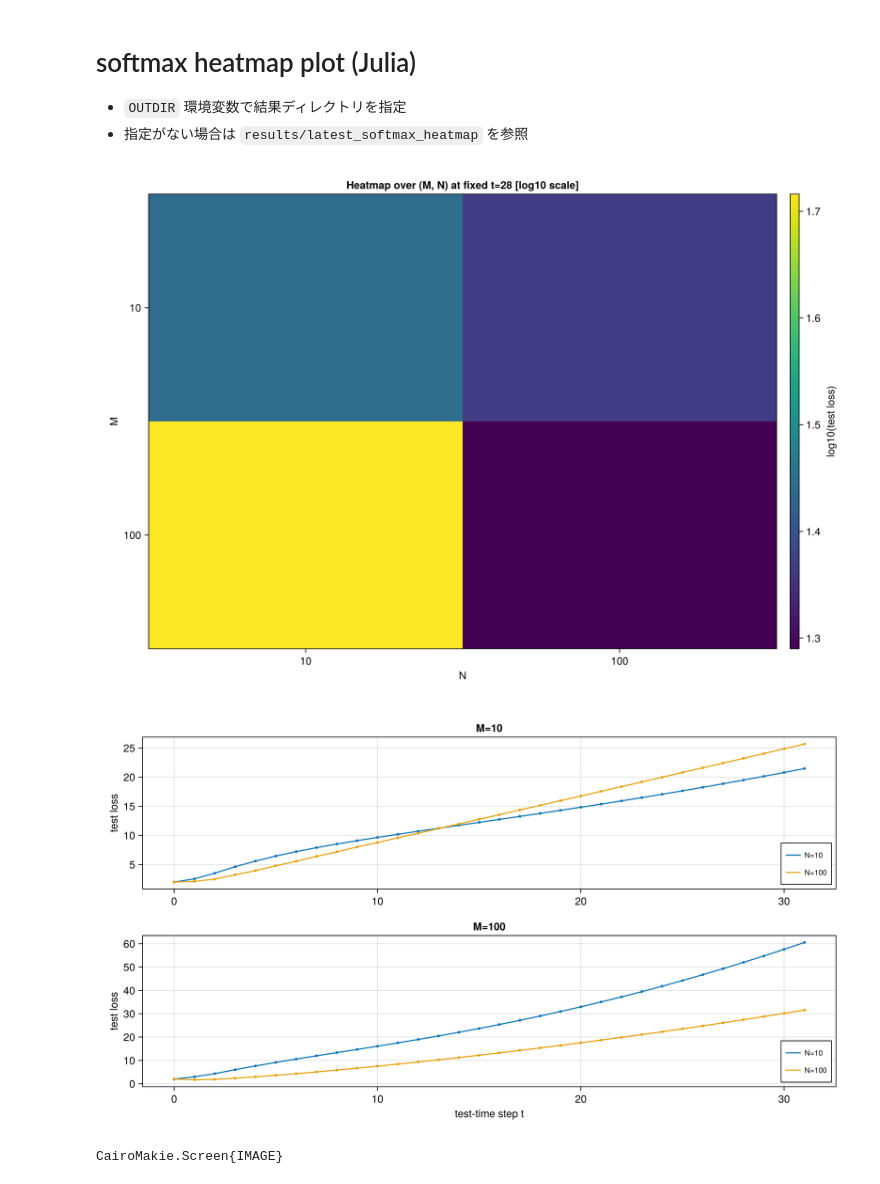
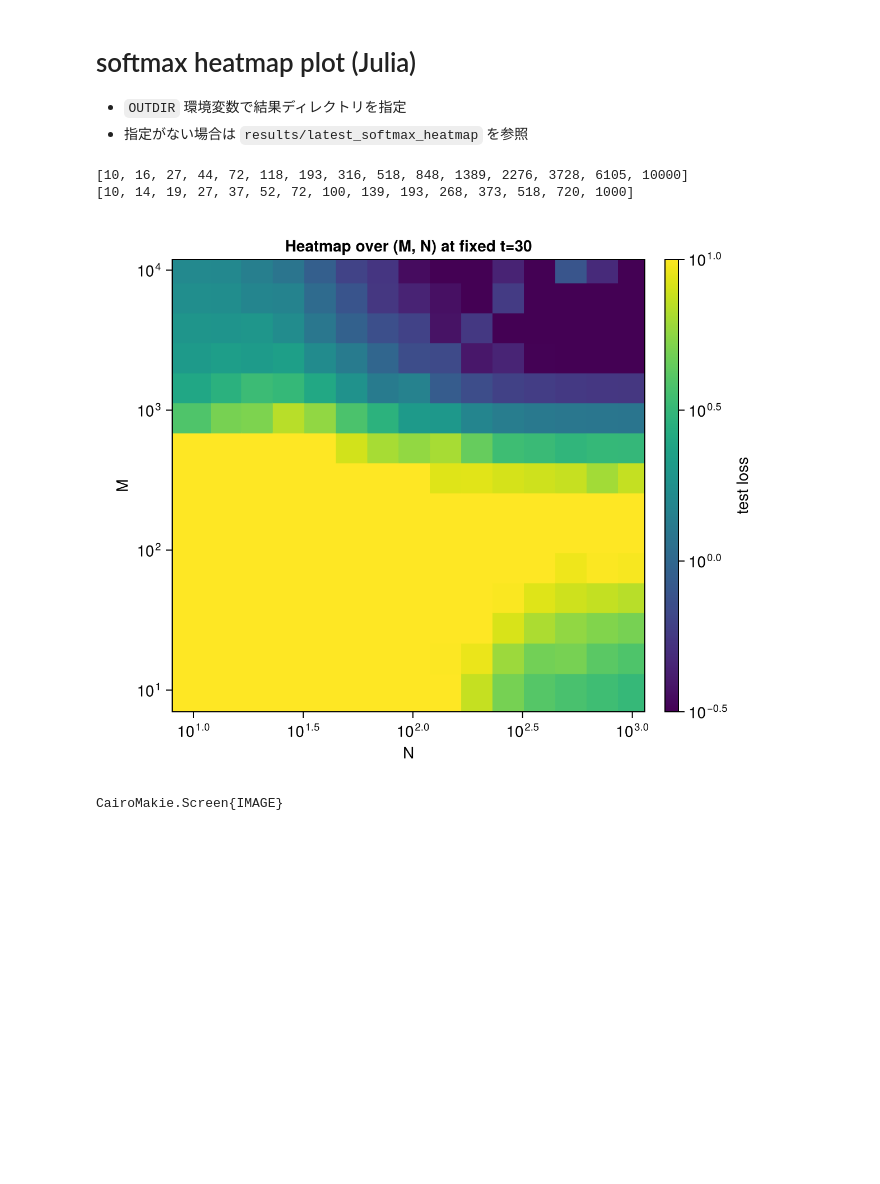
Before and after one commit to taka255/cot_asymptotics, a Jupyter notebook: softmax_heatmap/plot.ipynb, the cells around one changed output. Drawn from its saved outputs; the diff is of its cells as text; code cells hidden in the pictures; blank space fills up the shorter version.

```diff
--- a/softmax_heatmap/plot.ipynb
+++ b/softmax_heatmap/plot.ipynb
@@ -7,7 +7,9 @@
 using CairoMakie
 using DelimitedFiles
 
-outdir = "/home/takanami/cot_asymptotics/softmax_heatmap/results/softmax_heatmap_20260410_193854"
+outdir = "/home/takanami/cot_asymptotics/softmax_heatmap/results/softmax_heatmap_20260410_195447"
+#outdir = "/home/takanami/cot_asymptotics/softmax_heatmap/results/softmax_heatmap_20260411_003316"
+
 
 function read_vector_int(path::String)
     raw = readdlm(path, ',', Float64)
@@ -27,69 +29,64 @@ function read_config(path::String)
     return cfg
 end
 
 function main(outdir=outdir)
     base_dir = @__DIR__
     figdir = joinpath(outdir, "figures")
     mkpath(figdir)
 
     cfg = read_config(joinpath(outdir, "config.txt"))
     M_list = read_vector_int(joinpath(outdir, "M_list.csv"))
+    println(M_list)
     N_list = read_vector_int(joinpath(outdir, "N_list.csv"))
+    println(N_list)
     T_list = read_vector_int(joinpath(outdir, "EVAL_T_list.csv"))
-    T_heat = parse(Int, get(cfg, "T_HEATMAP", string(T_list[end])))
+    T_heat = 30
+    @assert T_heat in T_list "T_heat=$(T_heat) is not in EVAL_T_list.csv"
 
     curves_long = readdlm(joinpath(outdir, "curves_long.csv"), ',', Float64)
     # columns: m, n, t, error
 
     heat_path = joinpath(outdir, "heat_t$(T_heat).csv")
-    heat = readdlm(heat_path, ',', Float64)
-    heat_l = log10.(max.(heat, 1e-12))
-    # show larger M at top
-    heat_log_plot = reverse(heat_log, dims = 1)
+    if isfile(heat_path)
+        heat = readdlm(heat_path, ',', Float64)
+    else
+        # heat ファイルが無ければ curves_long から t=T_heat の行を抽出して再構成
+        heat = fill(NaN, length(M_list), length(N_list))
+        for i in 1:size(curves_long, 1)
+            m = Int(round(curves_long[i, 1]))
+            n = Int(round(curves_long[i, 2]))
+            t = Int(round(curves_long[i, 3]))
+            err = curves_long[i, 4]
+            if t == T_heat
+                mi = findfirst(==(m), M_list)
+                ni = findfirst(==(n), N_list)
+                if mi !== nothing && ni !== nothing
+                    heat[mi, ni] = err
+                end
+            end
+        end
+    end
     M_labels_plot = reverse(M_list)
 
     # ---- Figure 1: Heatmap at fixed t ----
-    fig1 = Figure(size = (1000, 700))
+    fig1 = Figure(size = (600, 500))
     ax1 = Axis(
         fig1[1, 1],
         xlabel = "N",
         ylabel = "M",
-        title = "Heatmap over (M, N) at fixed t=$(T_heat) [log10 scale]",
+        title = "Heatmap over (M, N) at fixed t=$(T_heat)",
+        xscale = log10,
+        yscale = log10,
     )
-    hm = heatmap!(ax1, 1:length(N_list), 1:length(M_list), heat_log_plot, colormap = :viridis)
-    ax1.xticks = (1:length(N_list), string.(N_list))
-    ax1.yticks = (1:length(M_list), string.(M_labels_plot))
-    Colorbar(fig1[1, 2], hm, label = "log10(test loss)")
+    hm = heatmap!(ax1, N_list, M_list,
+        heat, colormap = :viridis, colorscale = log10, colorrange = (10^(-0.5), 10^1))
+    Colorbar(fig1[1, 2], hm, label = "test loss")
     display(fig1)
-
-    # ---- Figure 2: Curves grouped by M ----
-    nrows = length(M_list)
-    fig2 = Figure(size = (1000, 280 * nrows))
-    for (i, m) in enumerate(M_list)
-        ax = Axis(fig2[i, 1], ylabel = "test loss", title = "M=$(m)")
-        for n in N_list
-            mask = (curves_long[:, 1] .== m) .& (curves_long[:, 2] .== n)
-            sub = curves_long[mask, :]
-            if size(sub, 1) == 0
-                continue
-            end
-            # sort by t
-            p = sortperm(sub[:, 3])
-            t = sub[p, 3]
-            err = sub[p, 4]
-            lines!(ax, t, err, label = "N=$(n)")
-            scatter!(ax, t, err, markersize = 5)
-        end
-        axislegend(ax, position = :rb, labelsize = 10)
-        if i == nrows
-            ax.xlabel = "test-time step t"
-        end
-    end
-    display(fig2)
 end
 
 main(outdir)
 # %% [output]
+[10, 16, 27, 44, 72, 118, 193, 316, 518, 848, 1389, 2276, 3728, 6105, 10000]
+[10, 14, 19, 27, 37, 52, 72, 100, 139, 193, 268, 373, 518, 720, 1000]
-[figure, old version]
+[figure, new version]
-[figure, removed]
-CairoMakie.Screen{IMAGE}
+CairoMakie.Screen{IMAGE}
```
Also changed, not shown: 48 other files.
